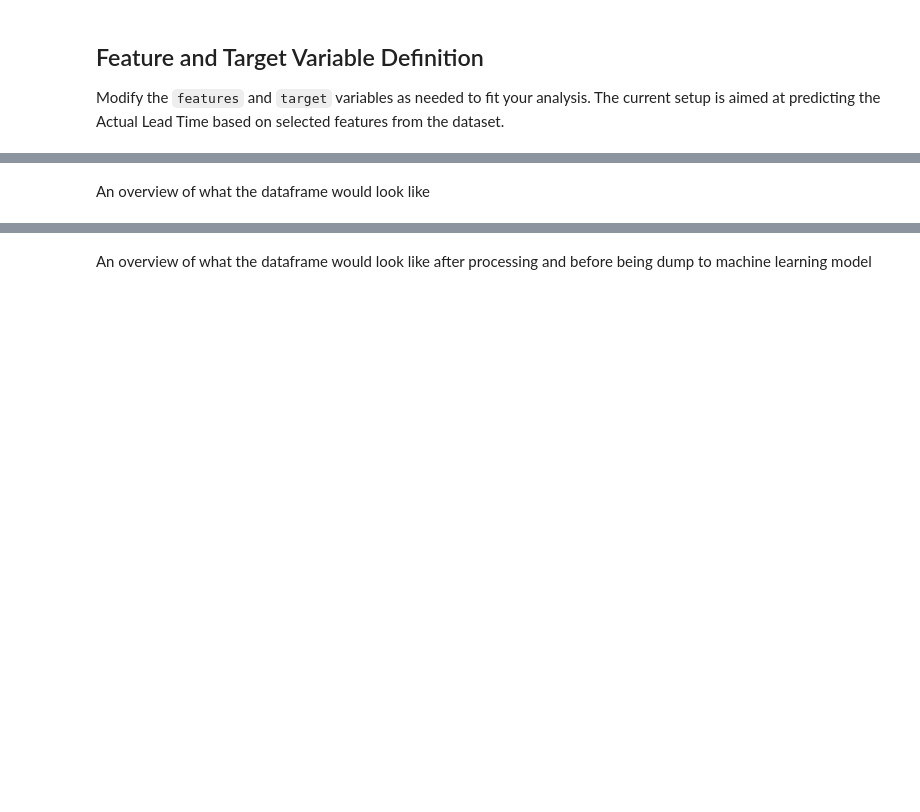
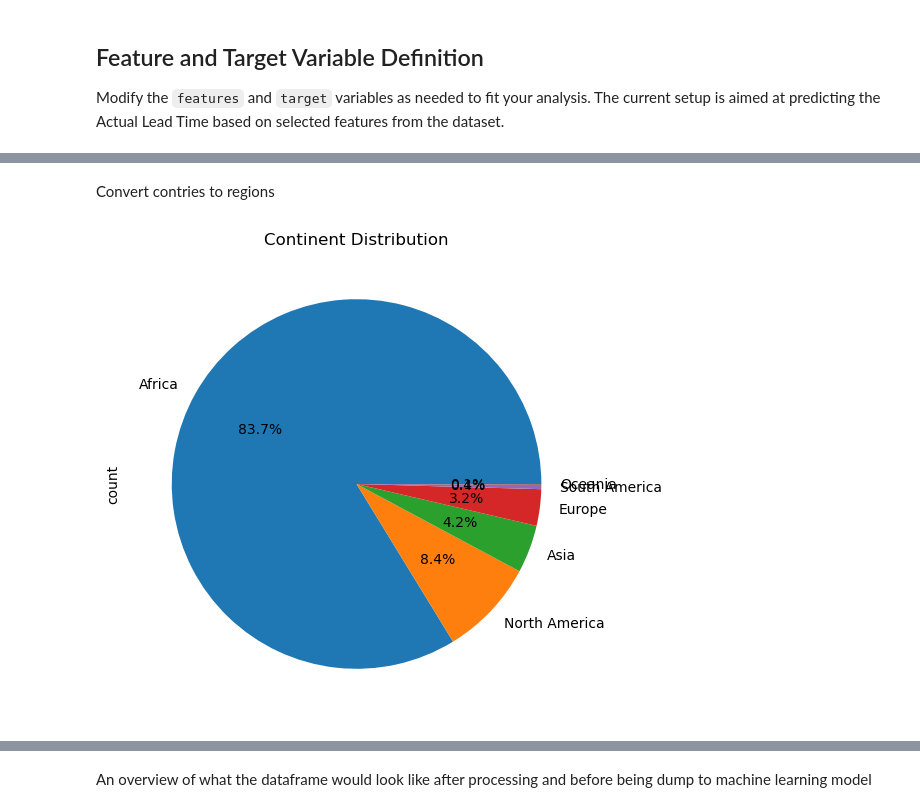
Before and after one commit to nhatthuan97/BigDataSupplyChain, a Jupyter notebook: Modified_LeadTimeModel.ipynb, the cells around one changed output, grey strips where cells are left out. Drawn from its saved outputs; the diff is of its cells as text; code cells hidden in the pictures; blank space fills up the shorter version.

```diff
--- a/Modified_LeadTimeModel.ipynb
+++ b/Modified_LeadTimeModel.ipynb
@@ -27,2 +50,44 @@ target = ['Actual Lead Time']
 # %% [markdown]
-An overview of what the dataframe would look like
+Convert contries to regions
+# %%
+import pycountry_convert as pc
+
+# Function to get continent name from country name
+def get_continent(country):
+    try:
+        # Convert country name to country alpha2 code
+        country_code = pc.country_name_to_country_alpha2(country)
+        # Convert country alpha2 code to continent code
+        continent_code = pc.country_alpha2_to_continent_code(country_code)
+        # Convert continent code to continent name
+        continent_name = {
+            'AF': 'Africa',
+            'NA': 'North America',
+            'OC': 'Oceania',
+            'AN': 'Antarctica',
+            'AS': 'Asia',
+            'EU': 'Europe',
+            'SA': 'South America'
+        }.get(continent_code)
+        return continent_name
+    except:
+        # Handle exceptions or specific country names
+        special_cases = {
+            "Congo DRC": "Africa",
+            "Côte d'Ivoire": "Africa",
+            "Republic of Kosovo": "Europe"
+            # Add any other special cases here
+        }
+        return special_cases.get(country, 'Unknown')  # Return 'Unknown' if not found
+
+# Apply the function to create a new continent column
+df['Continent'] = df['Country'].apply(get_continent)
+# %%
+# Assuming df is your DataFrame and matplotlib.pyplot is imported as plt
+continent_distribution = df['Continent'].value_counts()
+plt.figure(figsize=(10, 6))
+continent_distribution.plot(kind='pie', autopct='%1.1f%%')
+plt.title('Continent Distribution')
+plt.show()
+# %% [output]
+[figure, added]
```
Also changed, not shown: parts of 35 cells of this notebook, 2 other files.
